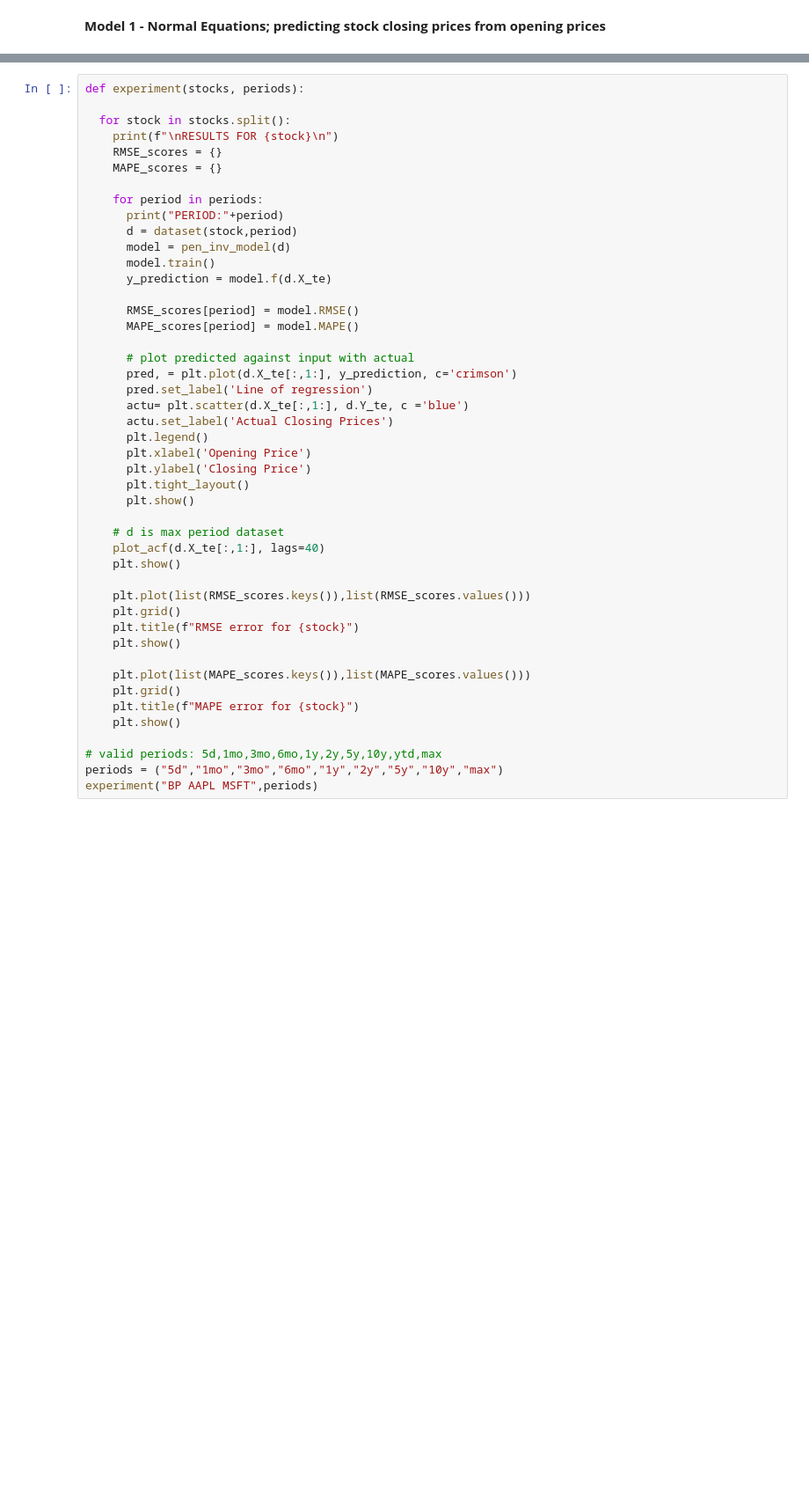
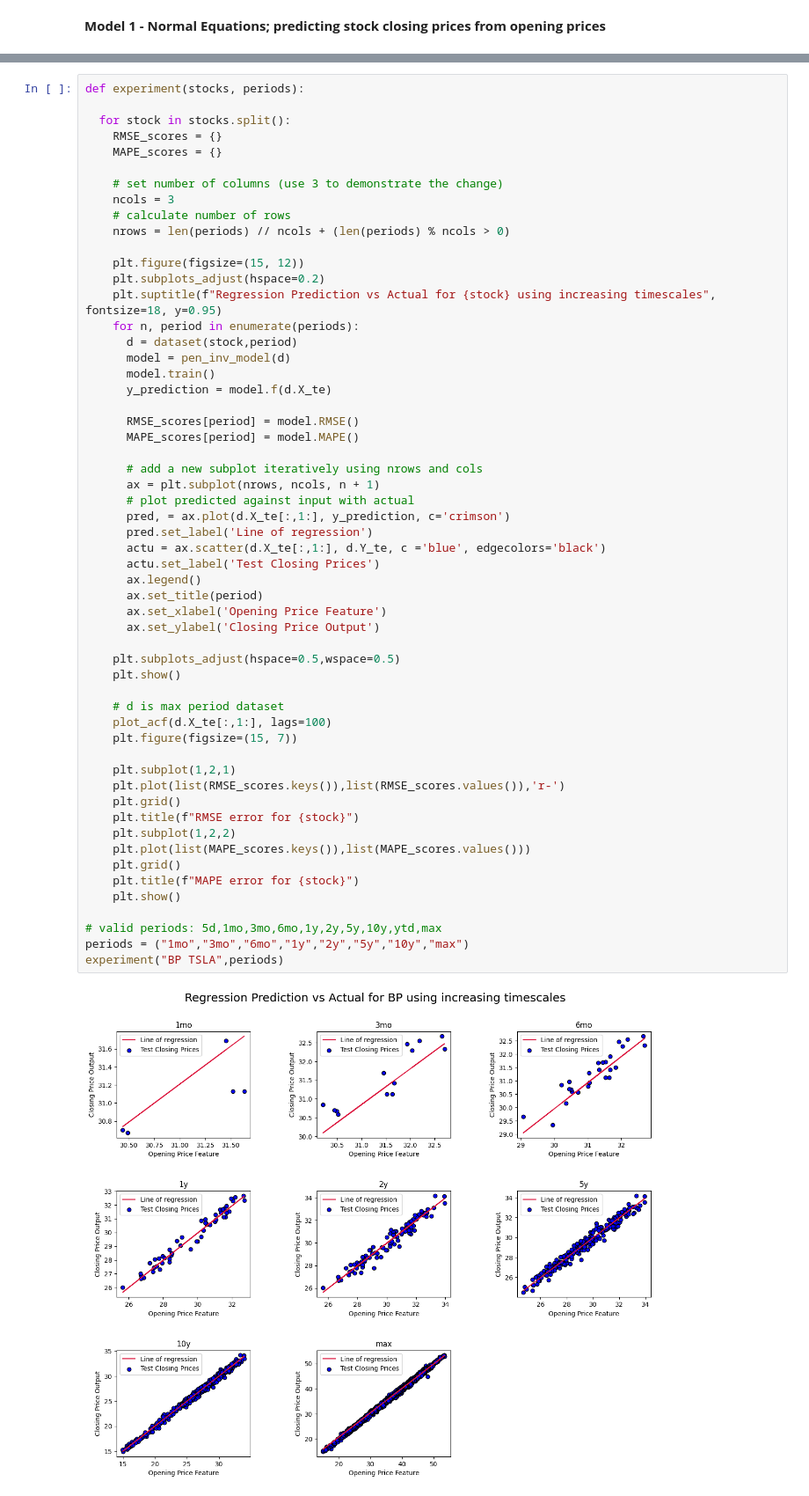
Before and after one commit to woodwj/TD_mlproject, a Jupyter notebook: TDML_model1.ipynb, the cells around one changed output, grey strips where cells are left out. Shown at 88% size. Cells and saved outputs as stored; diff of their text form; blank space fills up the shorter version.

Commit message:
Week 2 starting gridsearch have cleaned plots

```diff
--- a/TDML_model1.ipynb
+++ b/TDML_model1.ipynb
@@ -77,46 +78,58 @@ class pen_inv_model:
 # %%
 def experiment(stocks, periods):
 
   for stock in stocks.split():
-    print(f"\nRESULTS FOR {stock}\n")
     RMSE_scores = {}
     MAPE_scores = {}
 
-    for period in periods:
-      print("PERIOD:"+period)
+    # set number of columns (use 3 to demonstrate the change)
+    ncols = 3
+    # calculate number of rows
+    nrows = len(periods) // ncols + (len(periods) % ncols > 0)
+
+    plt.figure(figsize=(15, 12))
+    plt.subplots_adjust(hspace=0.2)
+    plt.suptitle(f"Regression Prediction vs Actual for {stock} using increasing timescales", fontsize=18, y=0.95)
+    for n, period in enumerate(periods):
       d = dataset(stock,period)
       model = pen_inv_model(d)
       model.train()
       y_prediction = model.f(d.X_te)
 
       RMSE_scores[period] = model.RMSE()
       MAPE_scores[period] = model.MAPE()
 
+      # add a new subplot iteratively using nrows and cols
+      ax = plt.subplot(nrows, ncols, n + 1)
       # plot predicted against input with actual
-      pred, = plt.plot(d.X_te[:,1:], y_prediction, c='crimson')
+      pred, = ax.plot(d.X_te[:,1:], y_prediction, c='crimson')
       pred.set_label('Line of regression')
-      actu= plt.scatter(d.X_te[:,1:], d.Y_te, c ='blue')
-      actu.set_label('Actual Closing Prices')
-      plt.legend()
-      plt.xlabel('Opening Price')
-      plt.ylabel('Closing Price')
-      plt.tight_layout()
-      plt.show()
+      actu = ax.scatter(d.X_te[:,1:], d.Y_te, c ='blue', edgecolors='black')
+      actu.set_label('Test Closing Prices')
+      ax.legend()
+      ax.set_title(period)
+      ax.set_xlabel('Opening Price Feature')
+      ax.set_ylabel('Closing Price Output')
+
+    plt.subplots_adjust(hspace=0.5,wspace=0.5)
+    plt.show()
 
     # d is max period dataset
-    plot_acf(d.X_te[:,1:], lags=40)
-    plt.show()
+    plot_acf(d.X_te[:,1:], lags=100)
+    plt.figure(figsize=(15, 7))
 
-    plt.plot(list(RMSE_scores.keys()),list(RMSE_scores.values()))
+    plt.subplot(1,2,1)
+    plt.plot(list(RMSE_scores.keys()),list(RMSE_scores.values()),'r-')
     plt.grid()
     plt.title(f"RMSE error for {stock}")
-    plt.show()
-
+    plt.subplot(1,2,2)
     plt.plot(list(MAPE_scores.keys()),list(MAPE_scores.values()))
     plt.grid()
     plt.title(f"MAPE error for {stock}")
     plt.show()
 
 # valid periods: 5d,1mo,3mo,6mo,1y,2y,5y,10y,ytd,max
-periods = ("5d","1mo","3mo","6mo","1y","2y","5y","10y","max")
-experiment("BP AAPL MSFT",periods)
+periods = ("1mo","3mo","6mo","1y","2y","5y","10y","max")
+experiment("BP TSLA",periods)
+# %% [output]
+[figure, added]
```
Also changed, not shown: parts of 6 cells of this notebook, 3 other files.
